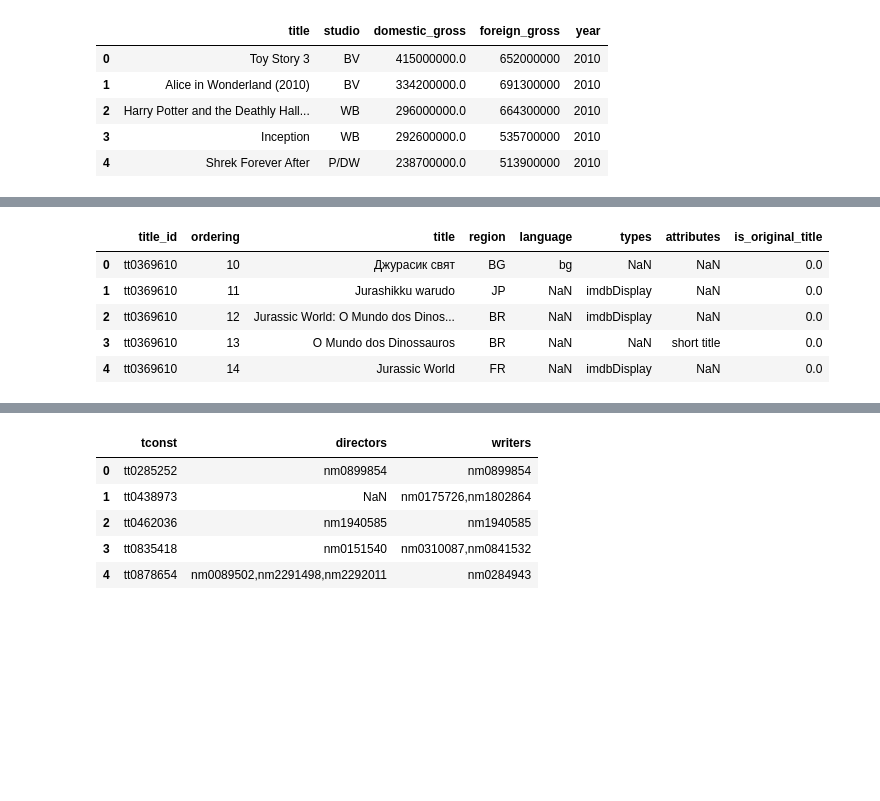
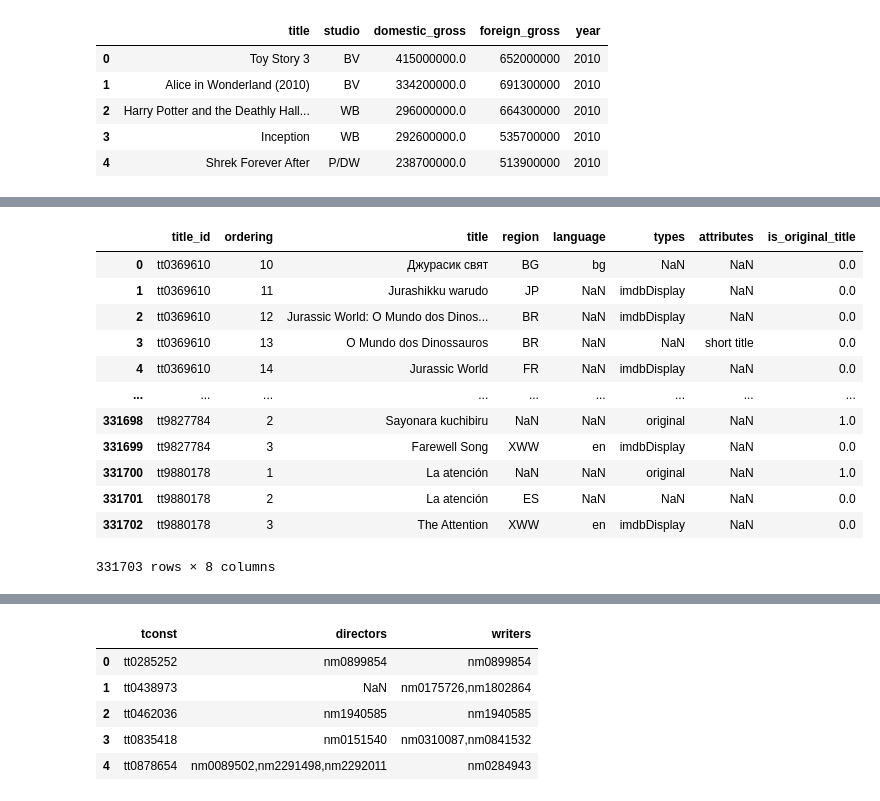
Before and after one commit to halemade/film_recommendations, a Jupyter notebook: explore_data.ipynb, the cells around one changed output, grey strips where cells are left out. Saved outputs shown, nothing was run; the diff lists cells and outputs as text; code cells hidden in the pictures; blank space fills up the shorter version.

```diff
--- a/explore_data.ipynb
+++ b/explore_data.ipynb
@@ -49,10 +56,17 @@ imdb_name.head()
 # %%
-imdb_title_aka.head()
+imdb_title_aka
 # %% [output]
 |  | title_id | ordering | title | region | language | types | attributes | is_original_title |
 | 0 | tt0369610 | 10 | Джурасик свят | BG | bg | NaN | NaN | 0.0 |
 | 1 | tt0369610 | 11 | Jurashikku warudo | JP | NaN | imdbDisplay | NaN | 0.0 |
 | 2 | tt0369610 | 12 | Jurassic World: O Mundo dos Dinos... | BR | NaN | imdbDisplay | NaN | 0.0 |
 | 3 | tt0369610 | 13 | O Mundo dos Dinossauros | BR | NaN | NaN | short title | 0.0 |
 | 4 | tt0369610 | 14 | Jurassic World | FR | NaN | imdbDisplay | NaN | 0.0 |
+| ... | ... | ... | ... | ... | ... | ... | ... | ... |
+| 331698 | tt9827784 | 2 | Sayonara kuchibiru | NaN | NaN | original | NaN | 1.0 |
+| 331699 | tt9827784 | 3 | Farewell Song | XWW | en | imdbDisplay | NaN | 0.0 |
+| 331700 | tt9880178 | 1 | La atención | NaN | NaN | original | NaN | 1.0 |
+| 331701 | tt9880178 | 2 | La atención | ES | NaN | NaN | NaN | 0.0 |
+| 331702 | tt9880178 | 3 | The Attention | XWW | en | imdbDisplay | NaN | 0.0 |
+331703 rows × 8 columns
 # %%
```
Also changed, not shown: parts of 8 cells of this notebook.
